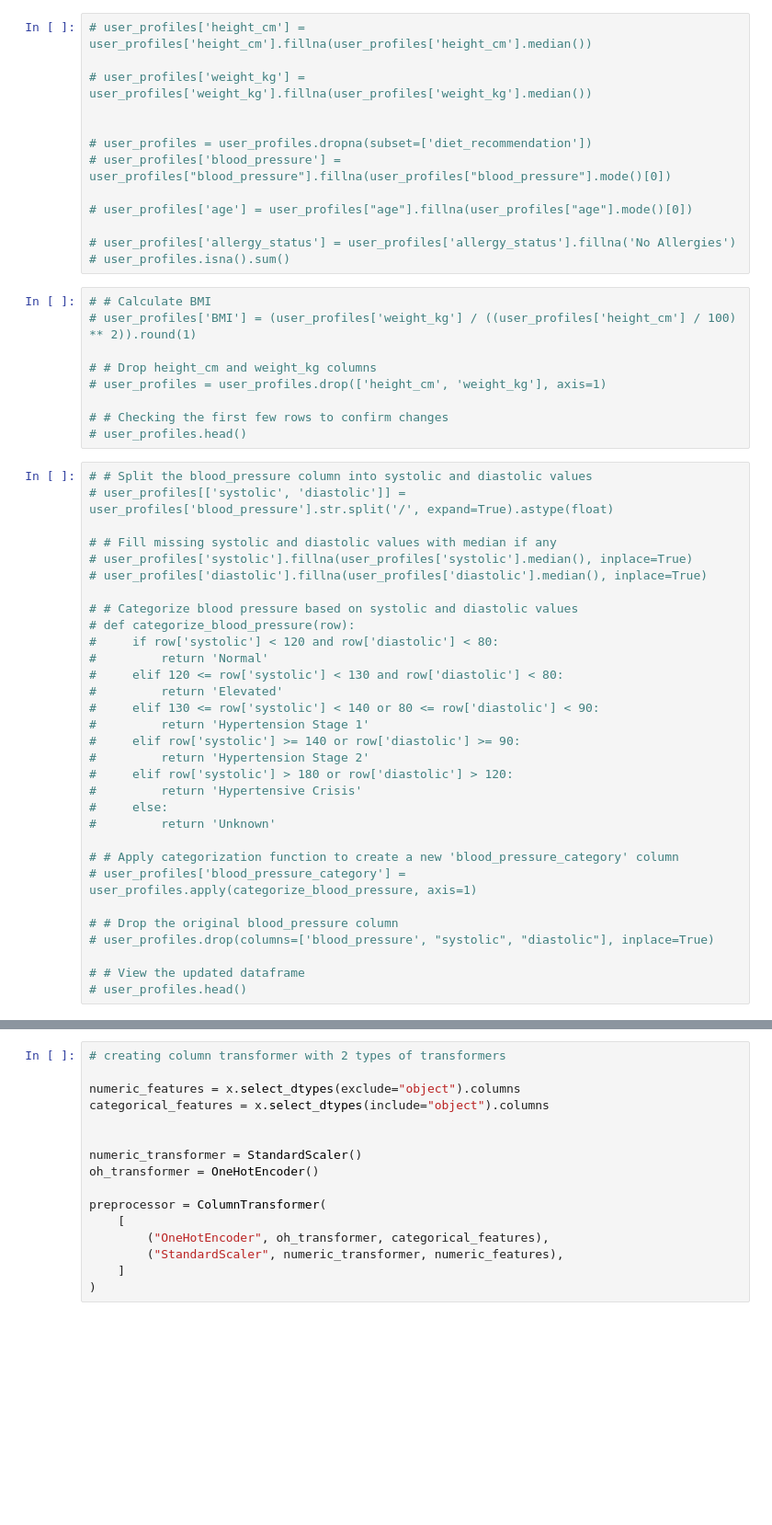
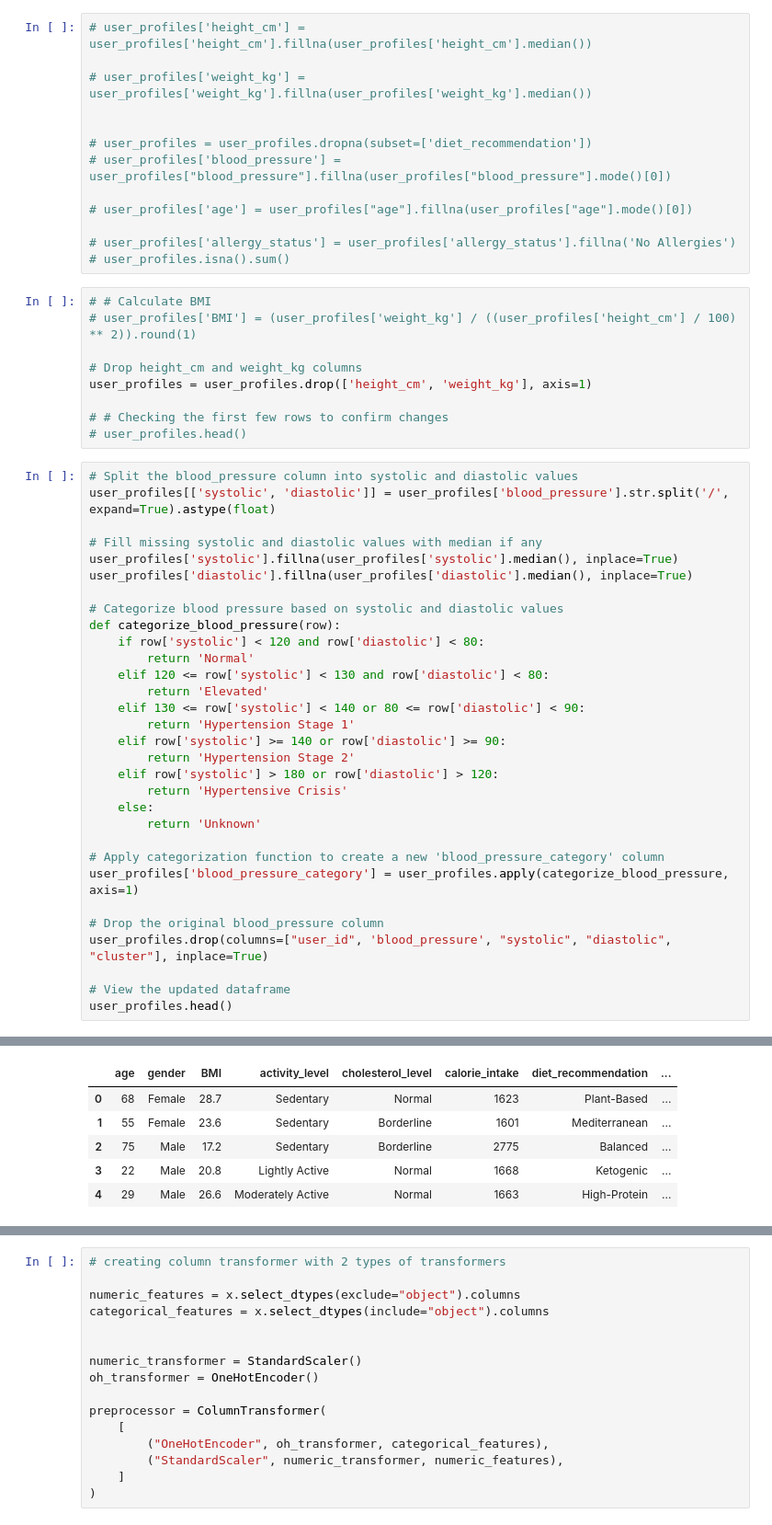
Before and after one commit to jayasuryashaju/diet_recommendation, a Jupyter notebook: notebook/MODEL_TRAINING.ipynb, the cells around one changed output, grey strips where cells are left out. Shown at 92% size. Saved outputs shown, nothing was run; the diff lists cells and outputs as text; blank space fills up the shorter version.

```diff
--- a/notebook/MODEL_TRAINING.ipynb
+++ b/notebook/MODEL_TRAINING.ipynb
@@ -51,39 +51,40 @@ user_profiles.head()
 # # Calculate BMI
 # user_profiles['BMI'] = (user_profiles['weight_kg'] / ((user_profiles['height_cm'] / 100) ** 2)).round(1)
 
-# # Drop height_cm and weight_kg columns
-# user_profiles = user_profiles.drop(['height_cm', 'weight_kg'], axis=1)
+# Drop height_cm and weight_kg columns
+user_profiles = user_profiles.drop(['height_cm', 'weight_kg'], axis=1)
 
 # # Checking the first few rows to confirm changes
 # user_profiles.head()
 # %%
-# # Split the blood_pressure column into systolic and diastolic values
-# user_profiles[['systolic', 'diastolic']] = user_profiles['blood_pressure'].str.split('/', expand=True).astype(float)
+# Split the blood_pressure column into systolic and diastolic values
+user_profiles[['systolic', 'diastolic']] = user_profiles['blood_pressure'].str.split('/', expand=True).astype(float)
 
-# # Fill missing systolic and diastolic values with median if any
-# user_profiles['systolic'].fillna(user_profiles['systolic'].median(), inplace=True)
-# user_profiles['diastolic'].fillna(user_profiles['diastolic'].median(), inplace=True)
+# Fill missing systolic and diastolic values with median if any
+user_profiles['systolic'].fillna(user_profiles['systolic'].median(), inplace=True)
+user_profiles['diastolic'].fillna(user_profiles['diastolic'].median(), inplace=True)
 
-# # Categorize blood pressure based on systolic and diastolic values
-# def categorize_blood_pressure(row):
-#     if row['systolic'] < 120 and row['diastolic'] < 80:
-#         return 'Normal'
-#     elif 120 <= row['systolic'] < 130 and row['diastolic'] < 80:
-#         return 'Elevated'
-#     elif 130 <= row['systolic'] < 140 or 80 <= row['diastolic'] < 90:
-#         return 'Hypertension Stage 1'
-#     elif row['systolic'] >= 140 or row['diastolic'] >= 90:
-#         return 'Hypertension Stage 2'
-#     elif row['systolic'] > 180 or row['diastolic'] > 120:
-#         return 'Hypertensive Crisis'
-#     else:
-#         return 'Unknown'
+# Categorize blood pressure based on systolic and diastolic values
+def categorize_blood_pressure(row):
+    if row['systolic'] < 120 and row['diastolic'] < 80:
+        return 'Normal'
+    elif 120 <= row['systolic'] < 130 and row['diastolic'] < 80:
+        return 'Elevated'
+    elif 130 <= row['systolic'] < 140 or 80 <= row['diastolic'] < 90:
+        return 'Hypertension Stage 1'
+    elif row['systolic'] >= 140 or row['diastolic'] >= 90:
+        return 'Hypertension Stage 2'
+    elif row['systolic'] > 180 or row['diastolic'] > 120:
+        return 'Hypertensive Crisis'
+    else:
+        return 'Unknown'
 
-# # Apply categorization function to create a new 'blood_pressure_category' column
-# user_profiles['blood_pressure_category'] = user_profiles.apply(categorize_blood_pressure, axis=1)
+# Apply categorization function to create a new 'blood_pressure_category' column
+user_profiles['blood_pressure_category'] = user_profiles.apply(categorize_blood_pressure, axis=1)
 
-# # Drop the original blood_pressure column
-# user_profiles.drop(columns=['blood_pressure', "systolic", "diastolic"], inplace=True)
+# Drop the original blood_pressure column
+user_profiles.drop(columns=["user_id", 'blood_pressure', "systolic", "diastolic", "cluster"], inplace=True)
 
-# # View the updated dataframe
-# user_profiles.head()
+# View the updated dataframe
+user_profiles.head()
+# %% [output]
@@ -90,3 +103,9 @@ user_profiles.head()
+|  | age | gender | BMI | activity_level | cholesterol_level | calorie_intake | diet_recommendation | ... |
+| 0 | 68 | Female | 28.7 | Sedentary | Normal | 1623 | Plant-Based | ... |
+| 1 | 55 | Female | 23.6 | Sedentary | Borderline | 1601 | Mediterranean | ... |
+| 2 | 75 | Male | 17.2 | Sedentary | Borderline | 2775 | Balanced | ... |
+| 3 | 22 | Male | 20.8 | Lightly Active | Normal | 1668 | Ketogenic | ... |
+| 4 | 29 | Male | 26.6 | Moderately Active | Normal | 1663 | High-Protein | ... |
 # %%
 x = user_profiles.drop("diet_recommendation", axis=1)
 x.head()
```
Also changed, not shown: parts of 7 cells of this notebook, 5 other files.
